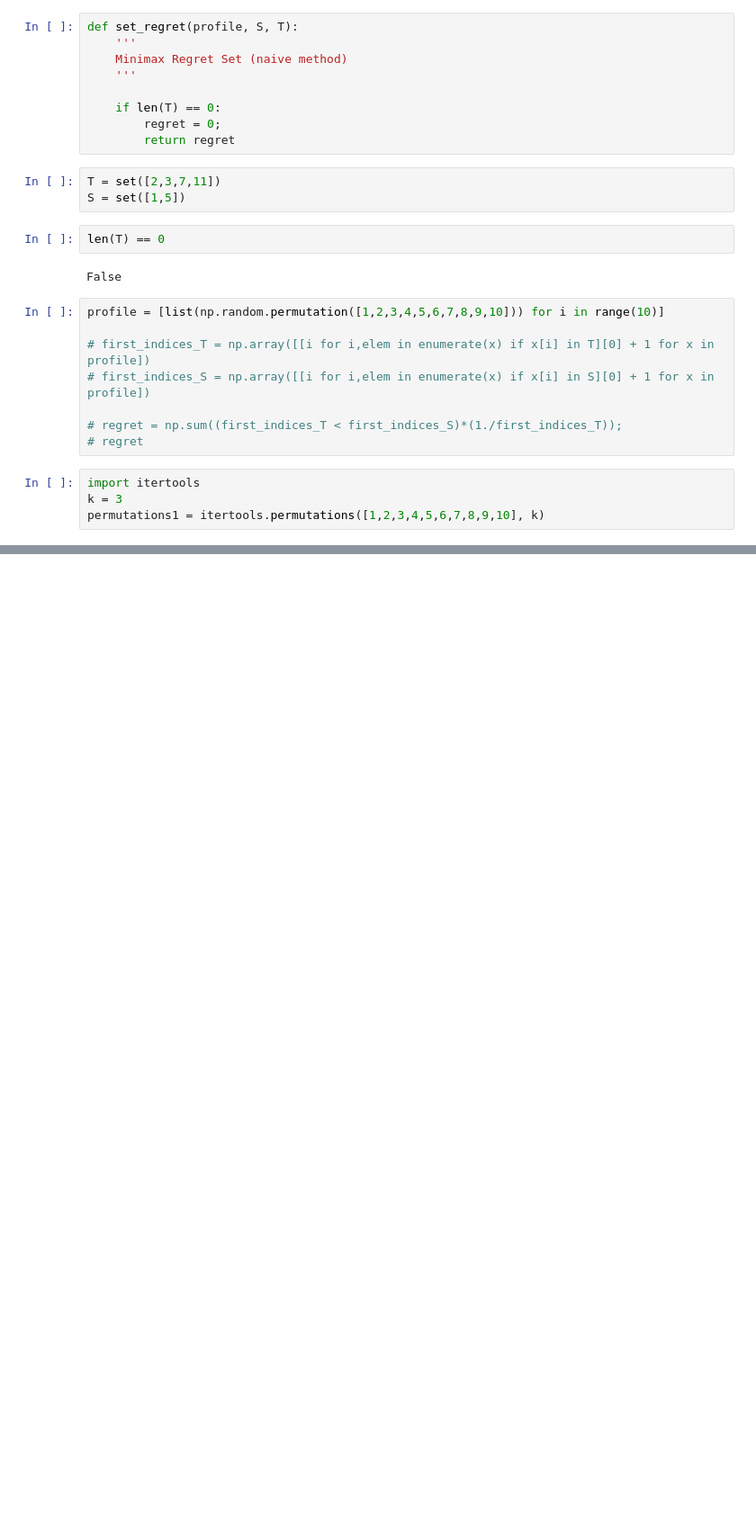
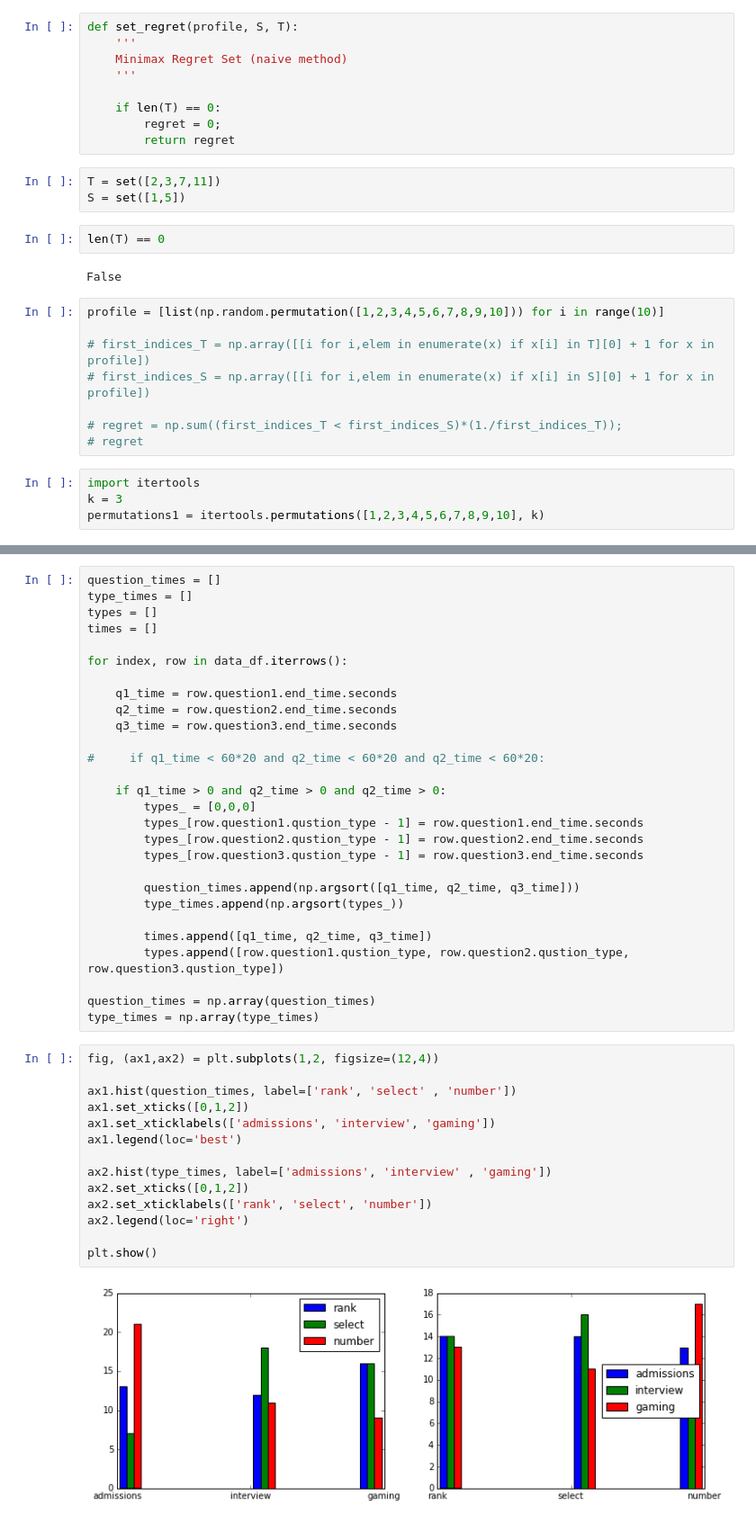
Before and after one commit to NickHoernle/group-mediator-bot, a Jupyter notebook: experiment/Experiment.ipynb, the cells around one changed output, grey strips where cells are left out. Shown: that part at 90% size. Drawn from its saved outputs; the diff is of its cells as text; blank space fills up the shorter version.

```diff
--- a/experiment/Experiment.ipynb
+++ b/experiment/Experiment.ipynb
@@ -324,0 +399,44 @@ permutations
+# %%
+question_times = []
+type_times = []
+types = []
+times = []
+
+for index, row in data_df.iterrows():
+
+    q1_time = row.question1.end_time.seconds
+    q2_time = row.question2.end_time.seconds
+    q3_time = row.question3.end_time.seconds
+
+#     if q1_time < 60*20 and q2_time < 60*20 and q2_time < 60*20:
+
+    if q1_time > 0 and q2_time > 0 and q2_time > 0:
+        types_ = [0,0,0]
+        types_[row.question1.qustion_type - 1] = row.question1.end_time.seconds
+        types_[row.question2.qustion_type - 1] = row.question2.end_time.seconds
+        types_[row.question3.qustion_type - 1] = row.question3.end_time.seconds
+
+        question_times.append(np.argsort([q1_time, q2_time, q3_time]))
+        type_times.append(np.argsort(types_))
+
+        times.append([q1_time, q2_time, q3_time])
+        types.append([row.question1.qustion_type, row.question2.qustion_type, row.question3.qustion_type])
+
+question_times = np.array(question_times)
+type_times = np.array(type_times)
+# %%
+fig, (ax1,ax2) = plt.subplots(1,2, figsize=(12,4))
+
+ax1.hist(question_times, label=['rank', 'select' , 'number'])
+ax1.set_xticks([0,1,2])
+ax1.set_xticklabels(['admissions', 'interview', 'gaming'])
+ax1.legend(loc='best')
+
+ax2.hist(type_times, label=['admissions', 'interview' , 'gaming'])
+ax2.set_xticks([0,1,2])
+ax2.set_xticklabels(['rank', 'select', 'number'])
+ax2.legend(loc='right')
+
+plt.show()
+# %% [output]
+[figure, added]
```
Also changed, not shown: parts of 17 cells of this notebook, 2 other files.
